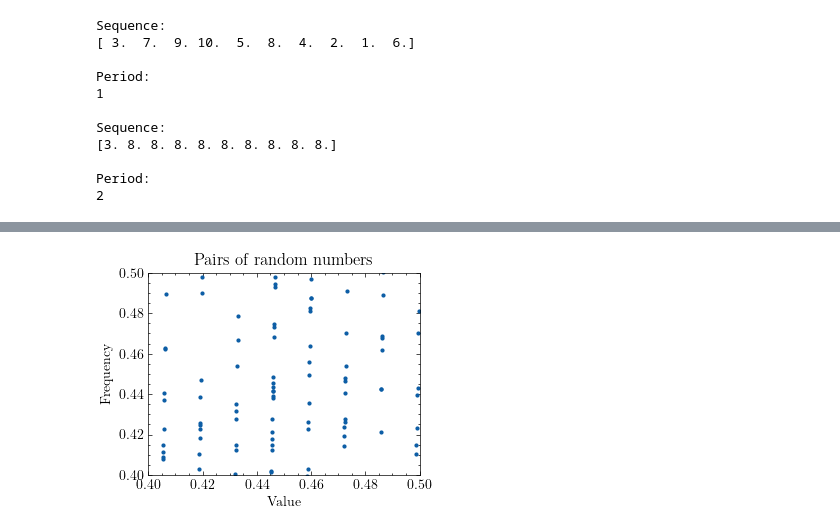
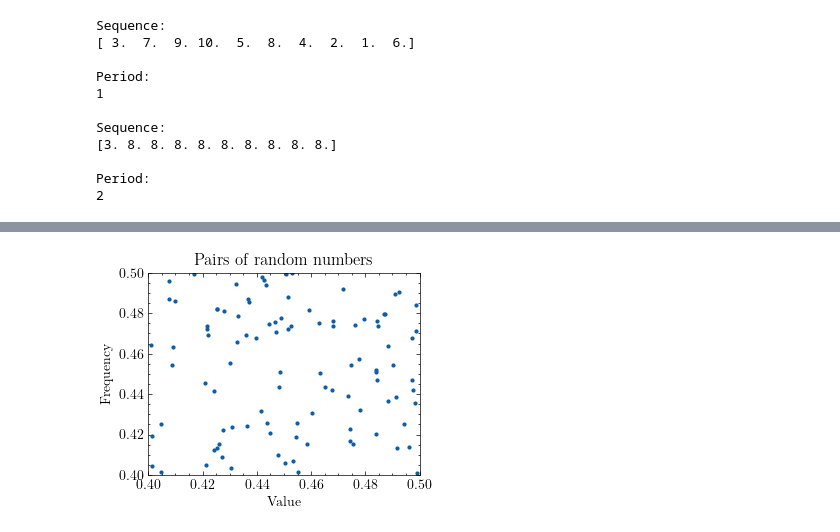
Before and after one commit to kanavmal/MATH512, a Jupyter notebook: Project 2/code.ipynb, the cells around one changed output, grey strips where cells are left out. Saved outputs shown, nothing was run; the diff lists cells and outputs as text; code cells hidden in the pictures.

```diff
--- a/Project 2/code.ipynb
+++ b/Project 2/code.ipynb
@@ -137,34 +137,34 @@ plt.show()
 # %%
 # Call the random numbers generated in part a) 𝑢1, 𝑢2, ⋯. Plot the pairs (𝑢1, 𝑢2), (𝑢2, 𝑢3),(𝑢3, 𝑢4), etc. Do
 # you see any particular pattern? You might need to zoom on a much smaller subinterval of [0,1] to see a pattern.
 
 # Plot pairs
 # Parameters
-a = 75
+a = 7**5
 c = 0
 m = 2**31 - 1
 n = 10000
 
 # Generate random numbers
 x = np.zeros(n)
 x[0] = 1
 for i in range(1, n):
     x[i] = (a * x[i-1] + c) % m
 
 # Normalize
 x = x / m
 
 plt.figure()
 # zoom in
 plt.xlim(0.4, 0.5)
 plt.ylim(0.4, 0.5)
 plt.plot(x[:-1], x[1:], 'o', markersize=2)
 plt.title('Pairs of random numbers')
 plt.xlabel('Value')
 plt.ylabel('Frequency')
 plt.show()
 # %% [output]
-[figure, old version]
+[figure, new version]
 # %%
 # 2)
 # Use the numbers generated in problem 1, to generate 10000 discrete random numbers with the following
```
Also changed, not shown: parts of 14 cells of this notebook, 6 other files.
